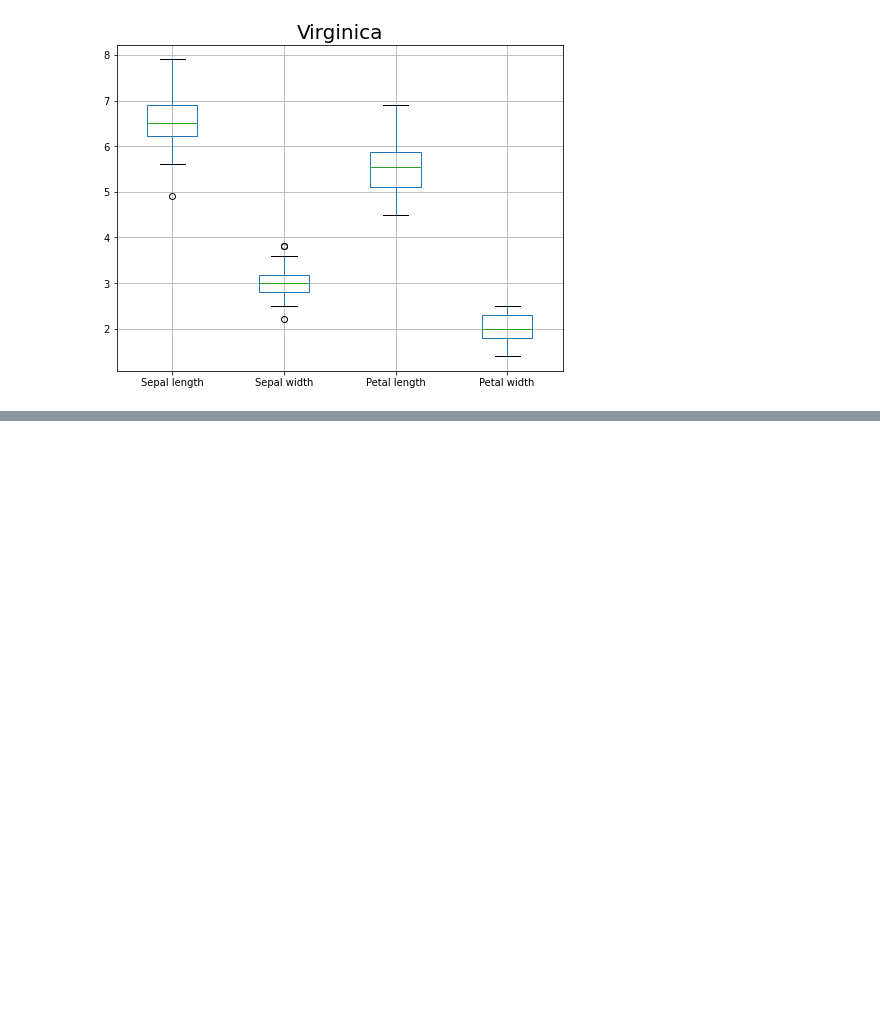
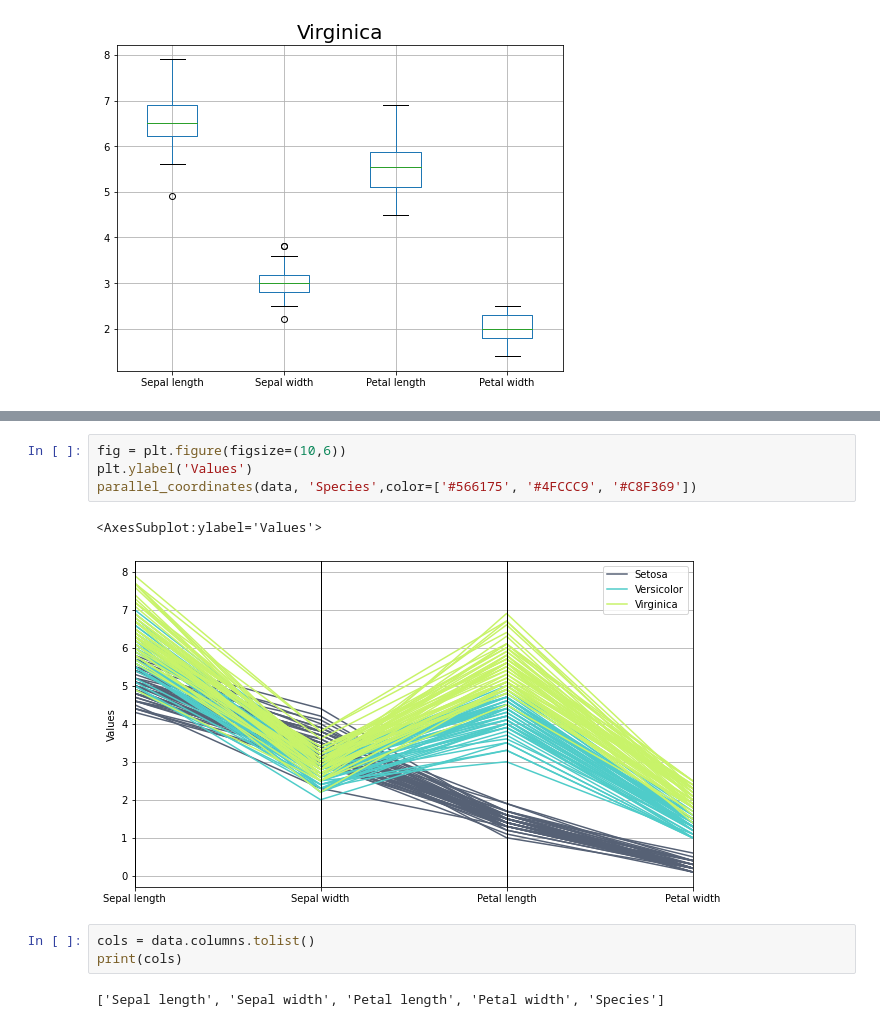
Before and after one commit to syedirfanx/data-comprehension, a Jupyter notebook: data-comprehension-using-python.ipynb, the cells around one changed output, grey strips where cells are left out. Saved outputs shown, nothing was run; the diff lists cells and outputs as text; blank space fills up the shorter version.

```diff
--- a/data-comprehension-using-python.ipynb
+++ b/data-comprehension-using-python.ipynb
@@ -304,0 +266,12 @@ plt.show()
+# %%
+fig = plt.figure(figsize=(10,6))
+plt.ylabel('Values')
+parallel_coordinates(data, 'Species',color=['#566175', '#4FCCC9', '#C8F369'])
+# %% [output]
+<AxesSubplot:ylabel='Values'>
+[figure, added]
+# %%
+cols = data.columns.tolist()
+print(cols)
+# %% [output]
+['Sepal length', 'Sepal width', 'Petal length', 'Petal width', 'Species']
```
Also changed, not shown: parts of 22 cells of this notebook.
